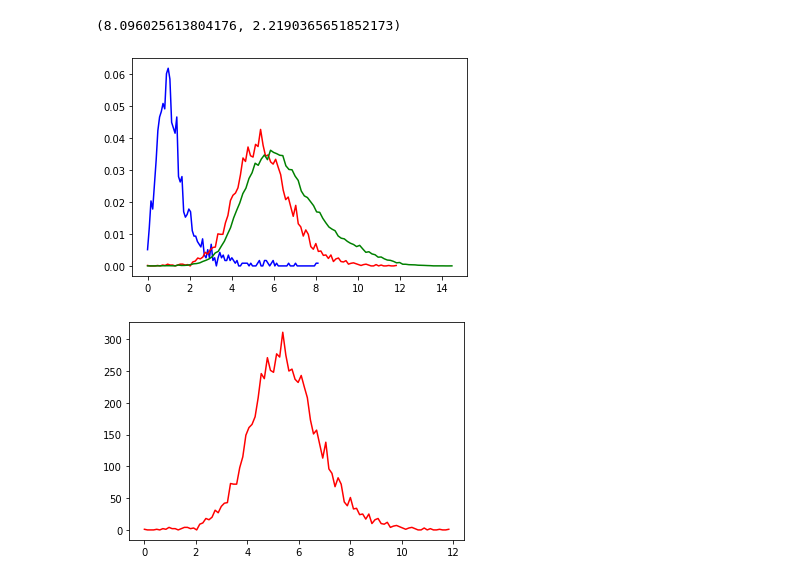
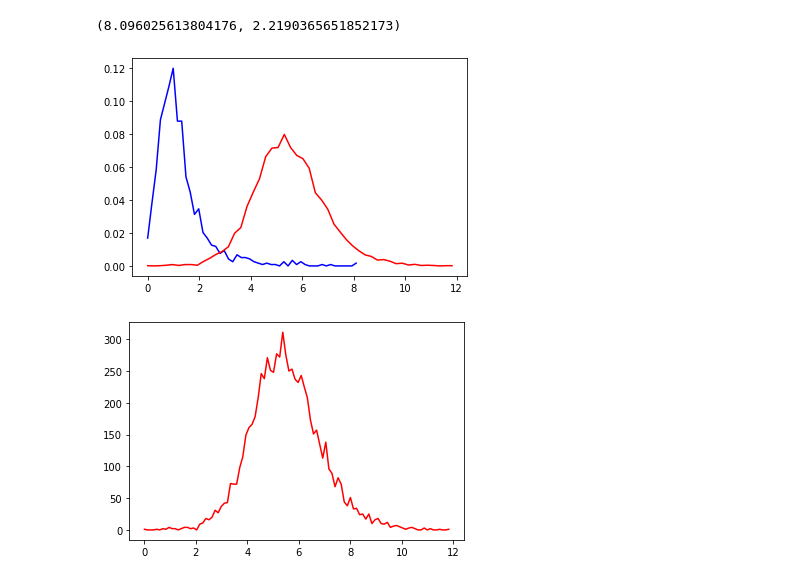
Before and after one commit to ChiShao/cnn-auto-encoder, a Jupyter notebook: conv-autoencoder-digits.ipynb, the cells around one changed output. Drawn from its saved outputs; the diff is of its cells as text; code cells hidden in the pictures.

```diff
--- a/conv-autoencoder-digits.ipynb
+++ b/conv-autoencoder-digits.ipynb
@@ -458,23 +474,23 @@ normal_losses.max(), normal_losses.mean()
 (8.096025613804176, 2.2190365651852173)
 # %%
 # loss distribution over the normal dataset
-bins = 100
+bins = 50
 t = np.linspace(0, normal_losses.max(), bins)
 hist_normal = np.histogram(normal_losses, bins=bins)
 plt.plot(t, hist_normal[0] / len(normal_losses), "b")
 
 # loss distribution over the anomaly dataset for digit "seven"
 hist_sevens = np.histogram(seven_losses, bins=bins)
 t = np.linspace(0, seven_losses.max(), bins)
 plt.plot(t, hist_sevens[0] / len(seven_losses), "r")
 
 # loss distribution over the anomaly dataset for all digits
-hist_all = np.histogram(all_digits_losses, bins=bins)
-t = np.linspace(0, all_digits_losses.max(), bins)
-plt.plot(t, hist_all[0] / len(all_digits_losses), "g")
+#hist_all = np.histogram(all_digits_losses, bins=bins)
+#t = np.linspace(0, all_digits_losses.max(), bins)
+#plt.plot(t, hist_all[0] / len(all_digits_losses), "g")
 plt.show()
 # %% [output]
-[figure, old version]
+[figure, new version]
 # %%
 # loss distribution over the anomaly dataset
 bins = 100
```
Also changed, not shown: parts of 4 cells of this notebook.
